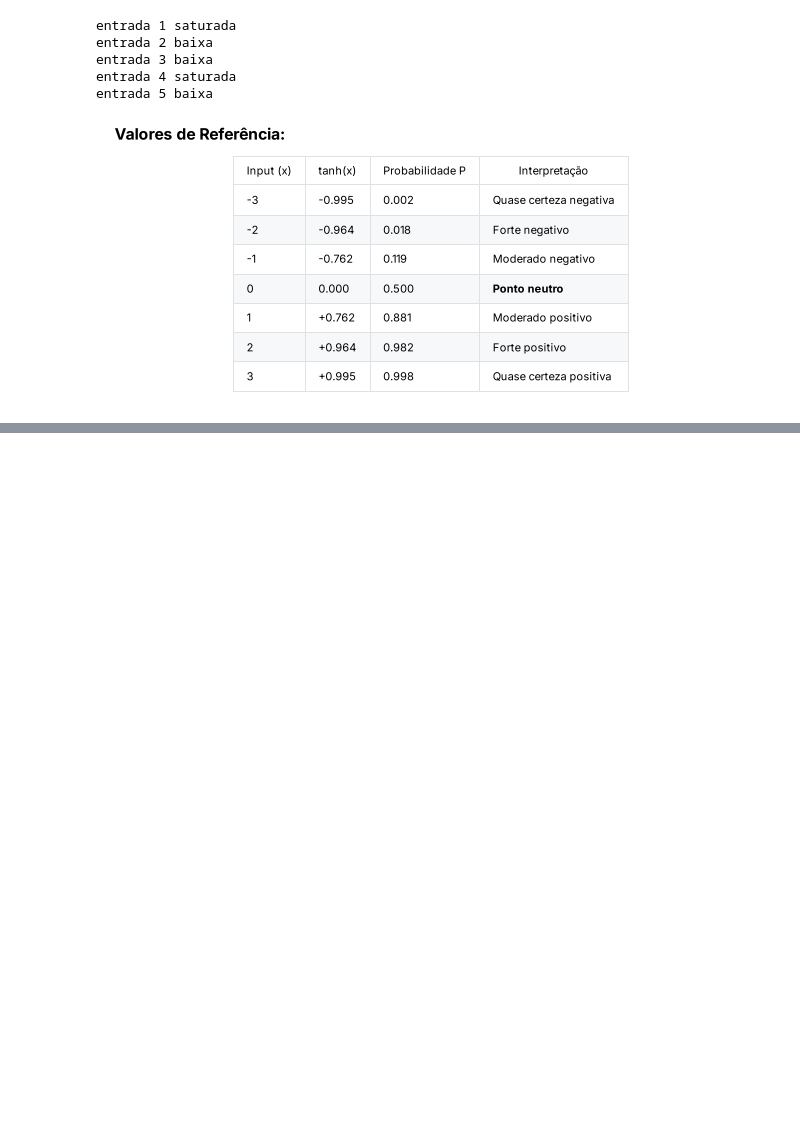
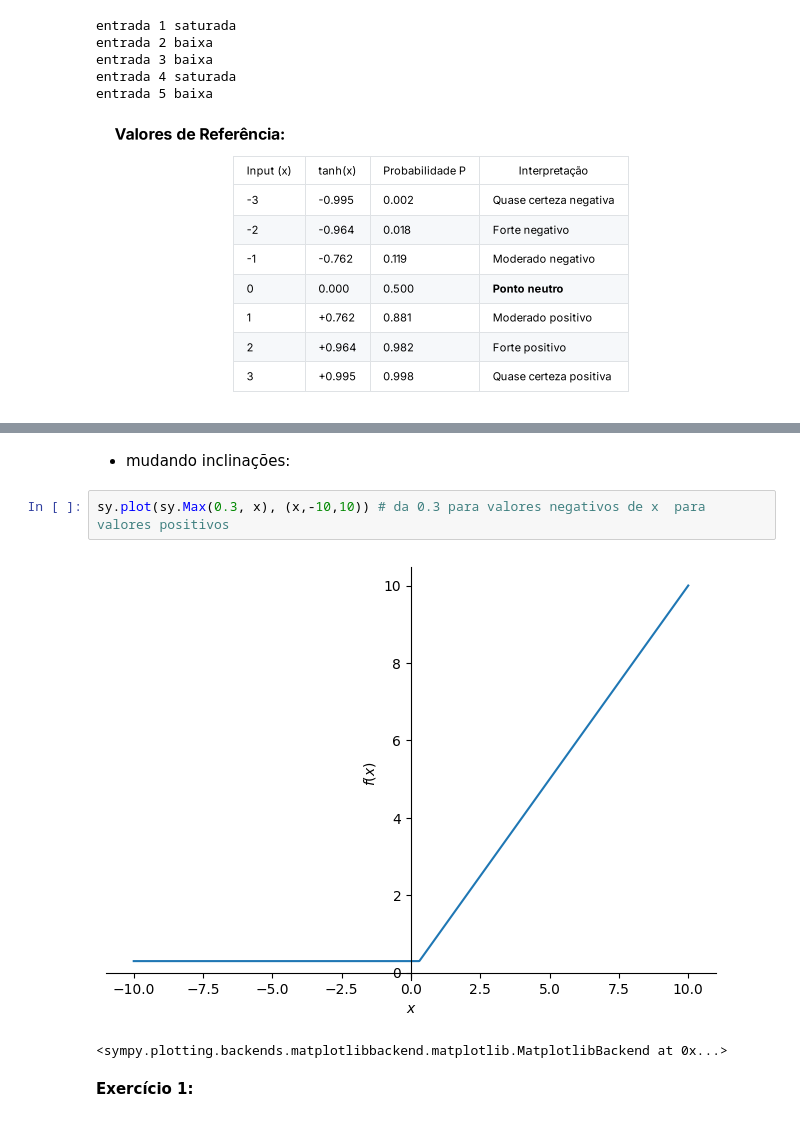
Before and after one commit to JonasSouza871/Machine-Learning-Statistics-Studies, a Jupyter notebook: Funcoes_de_Ativacao_Redes_Neurais_ipynb.ipynb, the cells around one changed output, grey strips where cells are left out. Cells and saved outputs as stored; diff of their text form; blank space fills up the shorter version.

```diff
--- a/Funcoes_de_Ativacao_Redes_Neurais_ipynb.ipynb
+++ b/Funcoes_de_Ativacao_Redes_Neurais_ipynb.ipynb
@@ -643,0 +687,9 @@ entrada 5 baixa
+# %% [markdown]
+- mudando inclinações:
+# %%
+sy.plot(sy.Max(0.3, x), (x,-10,10)) # da 0.3 para valores negativos de x  para valores positivos
+# %% [output]
+[figure, added]
+<sympy.plotting.backends.matplotlibbackend.matplotlib.MatplotlibBackend at 0x...>
+# %% [markdown]
+**Exercício 1:**
```
Also changed, not shown: parts of 13 cells of this notebook.
